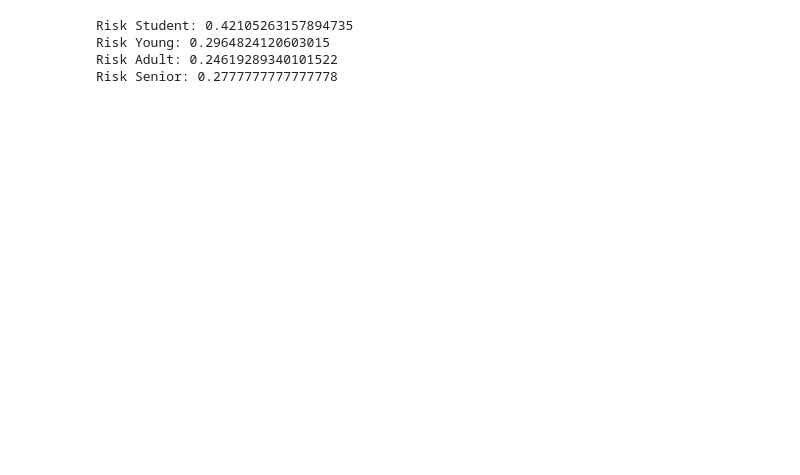
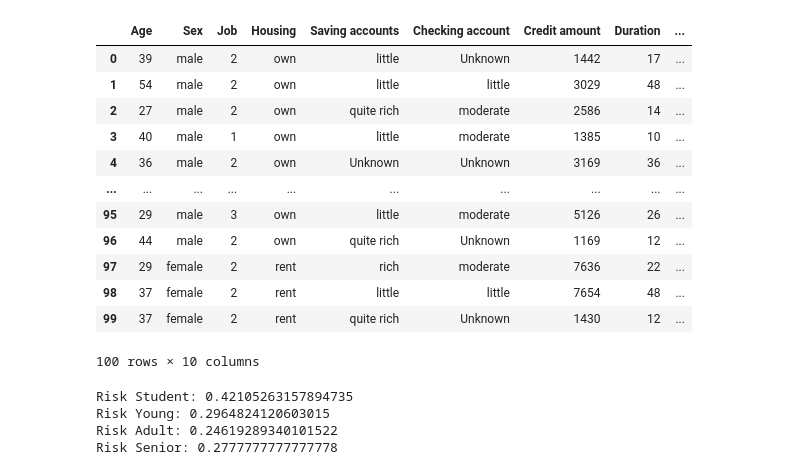
Before and after one commit to youlei202/distributional-counterfactual-explanation, a Jupyter notebook: analysis_german_credit.ipynb, the cells around one changed output. Saved outputs shown, nothing was run; the diff lists cells and outputs as text; code cells hidden in the pictures; blank space fills up the shorter version.

```diff
--- a/analysis_german_credit.ipynb
+++ b/analysis_german_credit.ipynb
@@ -71,3 +58,19 @@ DEBUG:matplotlib.font_manager:findfont: Matching sans\-serif:style=normal:varian
+# %%
+counterfactual
+# %% [output]
+|  | Age | Sex | Job | Housing | Saving accounts | Checking account | Credit amount | Duration | ... |
+| 0 | 39 | male | 2 | own | little | Unknown | 1442 | 17 | ... |
+| 1 | 54 | male | 2 | own | little | little | 3029 | 48 | ... |
+| 2 | 27 | male | 2 | own | quite rich | moderate | 2586 | 14 | ... |
+| 3 | 40 | male | 1 | own | little | moderate | 1385 | 10 | ... |
+| 4 | 36 | male | 2 | own | Unknown | Unknown | 3169 | 36 | ... |
+| ... | ... | ... | ... | ... | ... | ... | ... | ... | ... |
+| 95 | 29 | male | 3 | own | little | moderate | 5126 | 26 | ... |
+| 96 | 44 | male | 2 | own | quite rich | Unknown | 1169 | 12 | ... |
+| 97 | 29 | female | 2 | rent | rich | moderate | 7636 | 22 | ... |
+| 98 | 37 | female | 2 | rent | little | little | 7654 | 48 | ... |
+| 99 | 37 | female | 2 | rent | quite rich | Unknown | 1430 | 12 | ... |
+100 rows × 10 columns
 # %%
 interval = (0, 25, 35, 65, 120)
 
```
Also changed, not shown: parts of 33 cells of this notebook, 6 other files.
